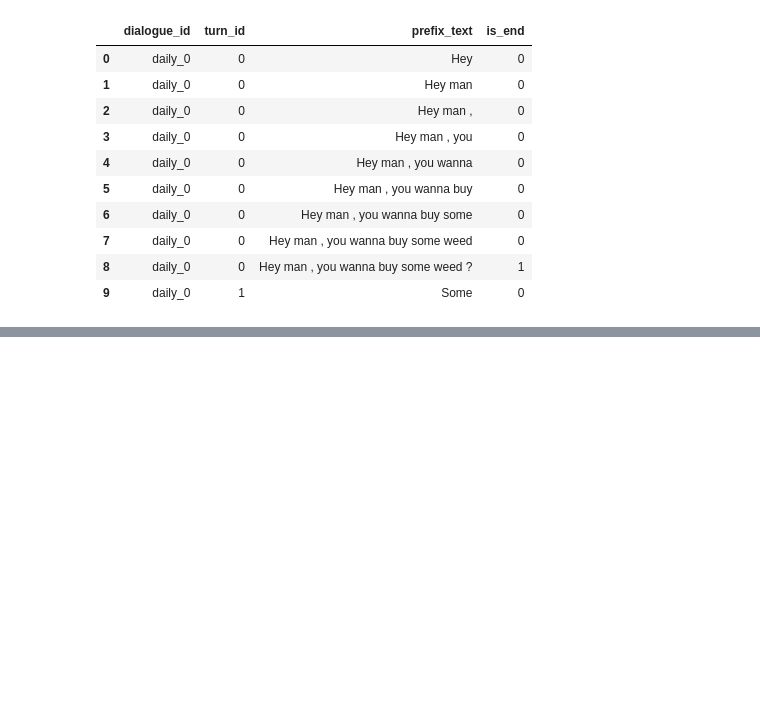
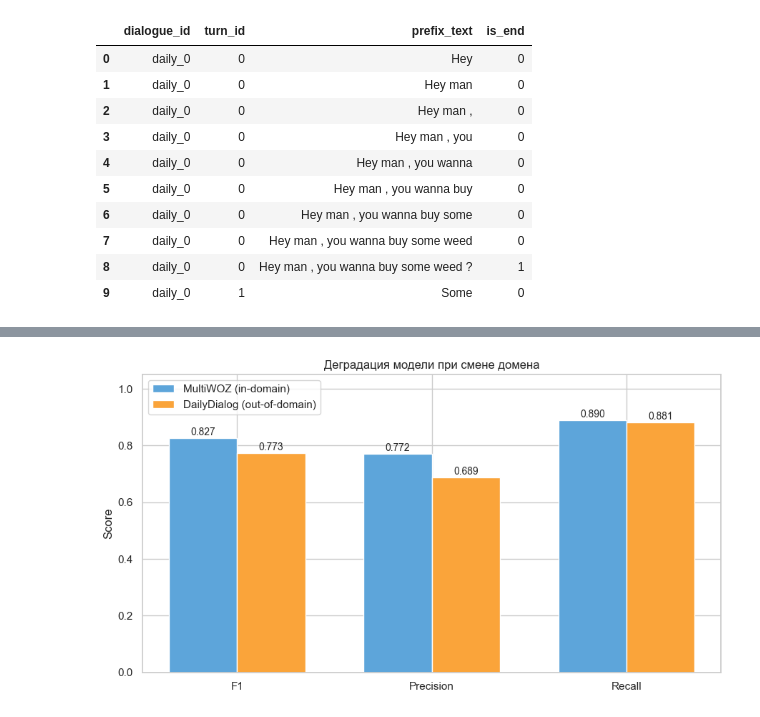
Before and after one commit to bukenov/turn-detector, a Jupyter notebook: notebooks/03_drift.ipynb, the cells around one changed output, grey strips where cells are left out. Drawn from its saved outputs; the diff is of its cells as text; code cells hidden in the pictures; blank space fills up the shorter version.

```diff
--- a/notebooks/03_drift.ipynb
+++ b/notebooks/03_drift.ipynb
@@ -128,3 +128,22 @@ df_daily.head()
 | 2 | daily_0 | 0 | Hey man , | 0 | 3 | 9 | , | 0 | ... |
 | 3 | daily_0 | 0 | Hey man , you | 0 | 4 | 13 | you | 0 | ... |
 | 4 | daily_0 | 0 | Hey man , you wanna | 0 | 5 | 19 | wanna | 0 | ... |
+# %%
+# Признаки в том же виде что и при обучении
+X_daily_raw = df_daily[NUMERIC_FEATURES + CATEGORICAL_FEATURES]
+y_daily = df_daily['is_end'].values
+
+# One-hot encode через ohe из обучения (handle_unknown='ignore' спасёт от новых POS)
+X_daily_ohe = pd.DataFrame(
+    ohe.transform(X_daily_raw[CATEGORICAL_FEATURES]),
+    columns=ohe.get_feature_names_out(CATEGORICAL_FEATURES),
+    index=X_daily_raw.index
+)
+
+X_daily = pd.concat([X_daily_raw[NUMERIC_FEATURES], X_daily_ohe], axis=1)
+
+# Убеждаемся что порядок столбцов идентичен train
+X_daily = X_daily[FEATURE_COLUMNS]
+
+print(f"X_daily shape: {X_daily.shape}")
+print(f"Совпадают столбцы с train: {list(X_daily.columns) == FEATURE_COLUMNS}")
@@ -130,0 +196,65 @@ df_daily.head()
+# %%
+# Метрики на MultiWOZ test уже посчитаны на Этапе 2 — берём их из памяти
+# Если не помнишь — пересчитаем сейчас на лету
+from sklearn.metrics import f1_score
+
+# Загружаем processed.parquet, делаем точно такой же split что и при обучении
+from sklearn.model_selection import GroupShuffleSplit
+splitter = GroupShuffleSplit(n_splits=1, test_size=0.2, random_state=RANDOM_STATE)
+train_idx, test_idx = next(splitter.split(train_df_multiwoz, groups=train_df_multiwoz['dialogue_id']))
+test_df = train_df_multiwoz.iloc[test_idx].copy()
+
+X_test_raw = test_df[NUMERIC_FEATURES + CATEGORICAL_FEATURES]
+y_test = test_df['is_end'].values
+X_test_ohe = pd.DataFrame(
+    ohe.transform(X_test_raw[CATEGORICAL_FEATURES]),
+    columns=ohe.get_feature_names_out(CATEGORICAL_FEATURES),
+    index=X_test_raw.index
+)
+X_test = pd.concat([X_test_raw[NUMERIC_FEATURES], X_test_ohe], axis=1)
+X_test = X_test[FEATURE_COLUMNS]
+
+y_proba_test = model.predict_proba(X_test)[:, 1]
+y_pred_test = (y_proba_test > THRESHOLD).astype(int)
+
+f1_multiwoz = f1_score(y_test, y_pred_test)
+precision_multiwoz = precision_score(y_test, y_pred_test)
+recall_multiwoz = recall_score(y_test, y_pred_test)
+
+# Таблица сравнения
+comparison = pd.DataFrame({
+    'Метрика': ['F1', 'Precision', 'Recall', 'Доля is_end=1'],
+    'MultiWOZ (in-domain)': [f1_multiwoz, precision_multiwoz, recall_multiwoz, y_test.mean()],
+    'DailyDialog (out-of-domain)': [f1_daily, precision_daily, recall_daily, y_daily.mean()],
+})
+comparison['Деградация'] = comparison['MultiWOZ (in-domain)'] - comparison['DailyDialog (out-of-domain)']
+
+print("=== Деградация модели на out-of-domain данных ===")
+print(comparison.to_string(index=False))
+
+# Визуализация
+metrics = ['F1', 'Precision', 'Recall']
+multiwoz_vals = [f1_multiwoz, precision_multiwoz, recall_multiwoz]
+daily_vals = [f1_daily, precision_daily, recall_daily]
+
+fig, ax = plt.subplots(figsize=(9, 5))
+x = np.arange(len(metrics))
+width = 0.35
+ax.bar(x - width/2, multiwoz_vals, width, label='MultiWOZ (in-domain)', color='#5DA5DA')
+ax.bar(x + width/2, daily_vals, width, label='DailyDialog (out-of-domain)', color='#FAA43A')
+
+# Подписи значений
+for i, (m, d) in enumerate(zip(multiwoz_vals, daily_vals)):
+    ax.text(i - width/2, m + 0.01, f'{m:.3f}', ha='center', fontsize=10)
+    ax.text(i + width/2, d + 0.01, f'{d:.3f}', ha='center', fontsize=10)
+
+ax.set_xticks(x)
+ax.set_xticklabels(metrics)
+ax.set_ylabel('Score')
+ax.set_title('Деградация модели при смене домена')
+ax.set_ylim(0, 1.05)
+ax.legend()
+plt.tight_layout()
+plt.savefig('../reports/figures/drift_metrics_comparison.png', dpi=150, bbox_inches='tight')
+plt.show()
+# %% [output]
@@ -130,0 +267 @@ df_daily.head()
+[figure, added]
```
Also changed, not shown: parts of 6 cells of this notebook, 2 other files.
